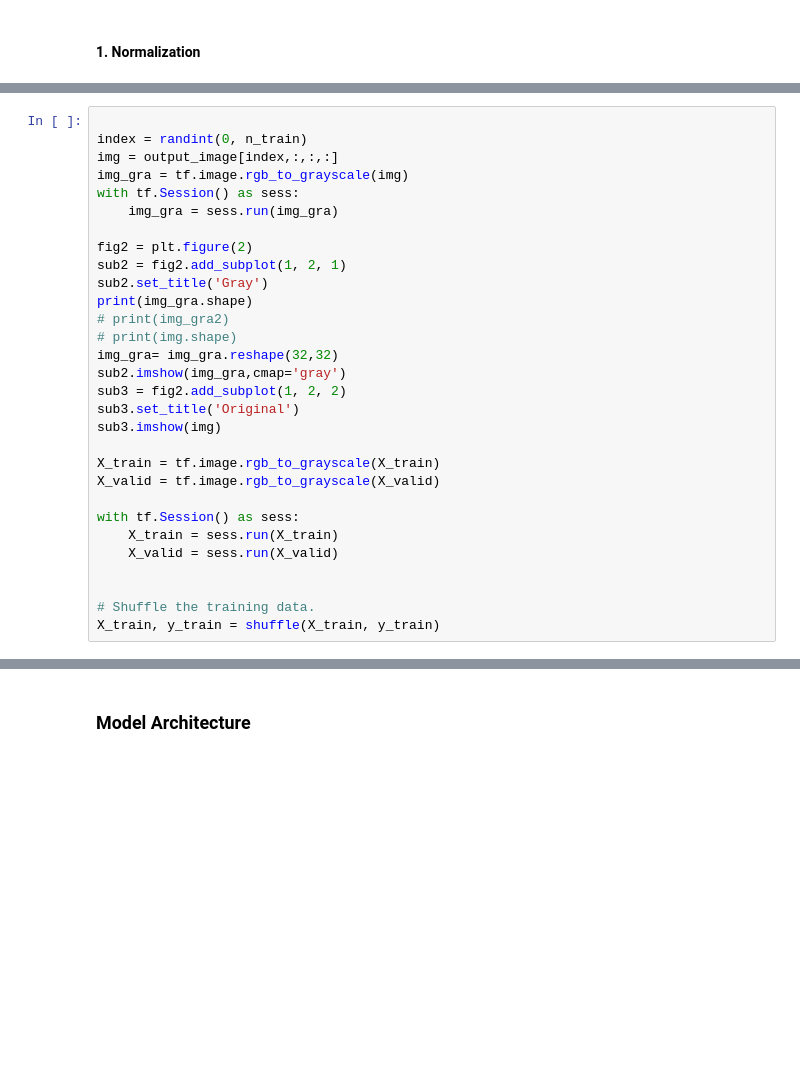
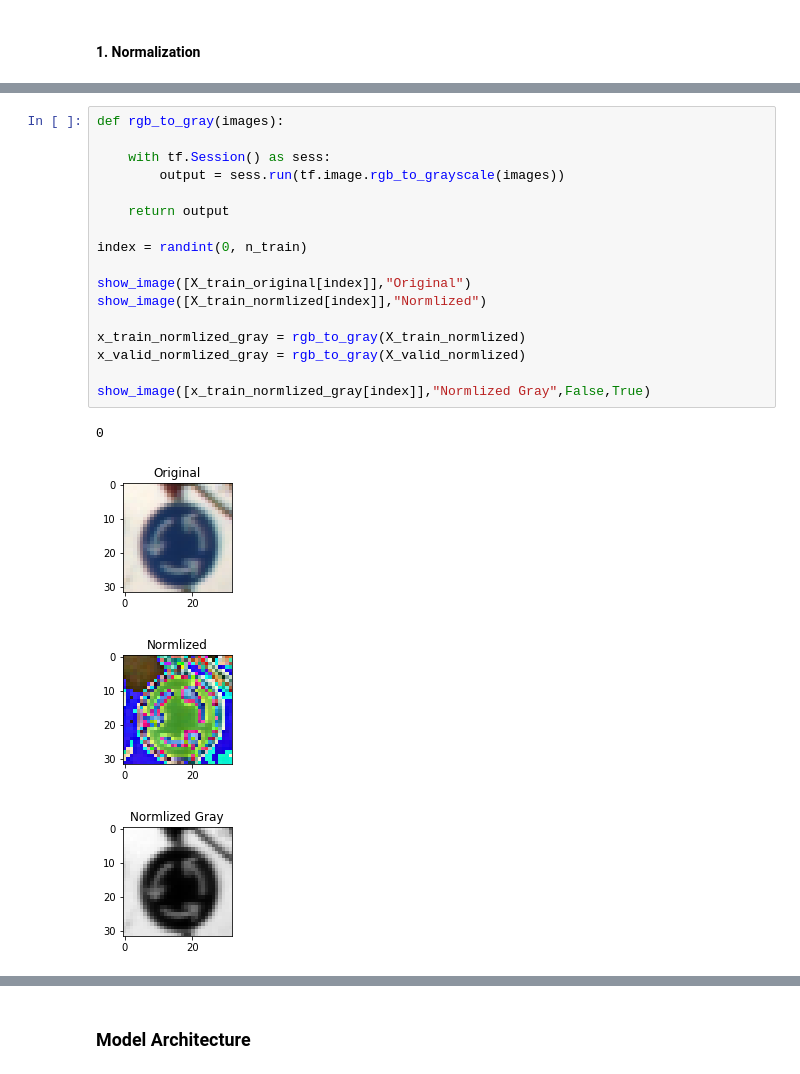
Before and after one commit to malnakli/CarND-Traffic-Sign-Classifier-Project, a Jupyter notebook: Traffic_Sign_Classifier.ipynb, the cells around one changed output, grey strips where cells are left out. Saved outputs shown, nothing was run; the diff lists cells and outputs as text; blank space fills up the shorter version.

```diff
--- a/Traffic_Sign_Classifier.ipynb
+++ b/Traffic_Sign_Classifier.ipynb
@@ -237,30 +229,22 @@ ValueError: Sample larger than population
-# %%
-
-index = randint(0, n_train)
-img = output_image[index,:,:,:]
-img_gra = tf.image.rgb_to_grayscale(img)
-with tf.Session() as sess:
-    img_gra = sess.run(img_gra)
-
-fig2 = plt.figure(2)
-sub2 = fig2.add_subplot(1, 2, 1)
-sub2.set_title('Gray')
-print(img_gra.shape)
-# print(img_gra2)
-# print(img.shape)
-img_gra= img_gra.reshape(32,32)
-sub2.imshow(img_gra,cmap='gray')
-sub3 = fig2.add_subplot(1, 2, 2)
-sub3.set_title('Original')
-sub3.imshow(img)
-
-X_train = tf.image.rgb_to_grayscale(X_train)
-X_valid = tf.image.rgb_to_grayscale(X_valid)
-
-with tf.Session() as sess:
-    X_train = sess.run(X_train)
-    X_valid = sess.run(X_valid)
-
-
-# Shuffle the training data.
-X_train, y_train = shuffle(X_train, y_train)
+# %%
+def rgb_to_gray(images):
+
+    with tf.Session() as sess:
+        output = sess.run(tf.image.rgb_to_grayscale(images))
+
+    return output
+
+index = randint(0, n_train)
+
+show_image([X_train_original[index]],"Original")
+show_image([X_train_normlized[index]],"Normlized")
+
+x_train_normlized_gray = rgb_to_gray(X_train_normlized)
+x_valid_normlized_gray = rgb_to_gray(X_valid_normlized)
+
+show_image([x_train_normlized_gray[index]],"Normlized Gray",False,True)
+# %% [output]
+0
+[figure, added]
+[figure, added]
+[figure, added]
```
Also changed, not shown: parts of 14 cells of this notebook.
